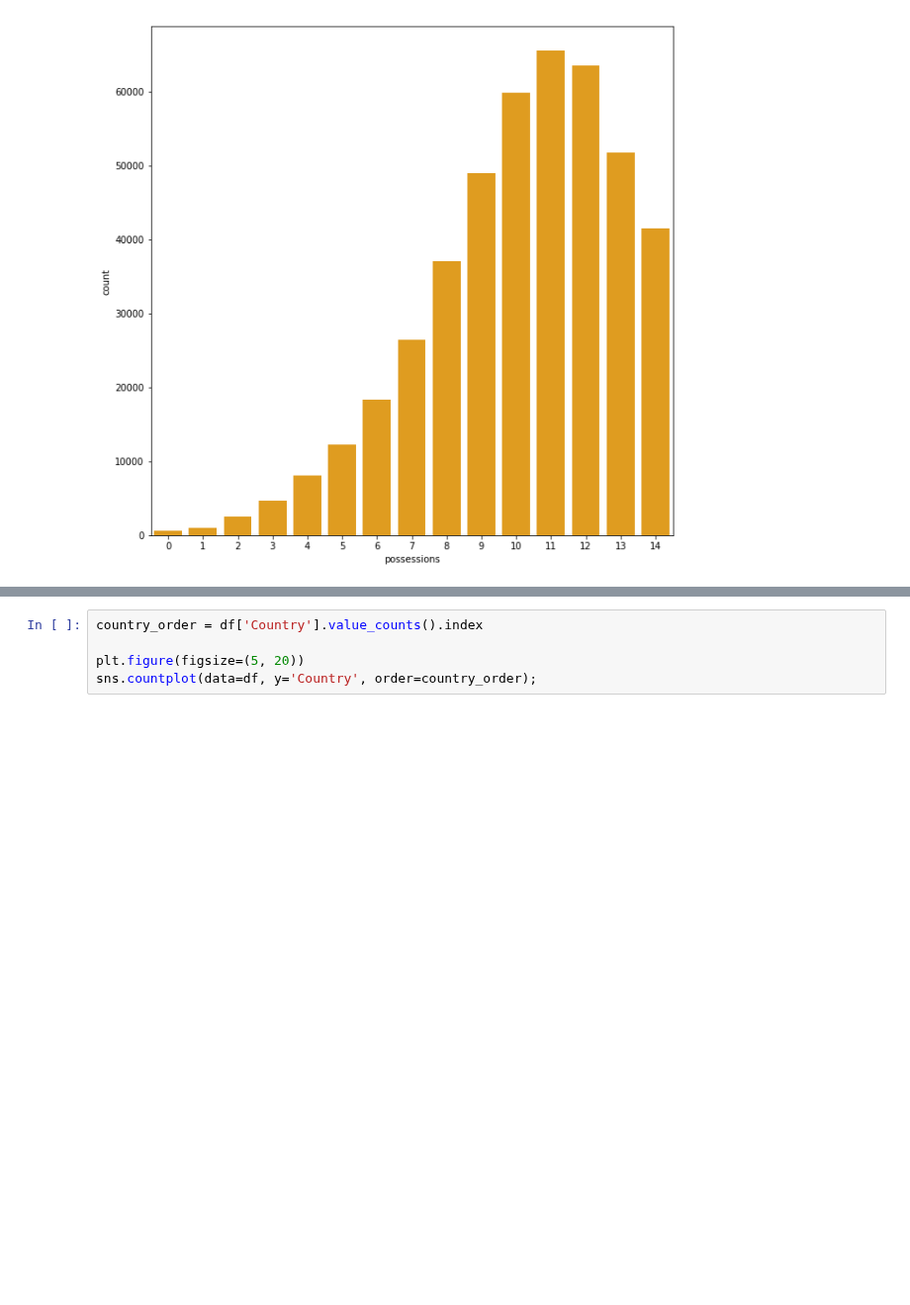
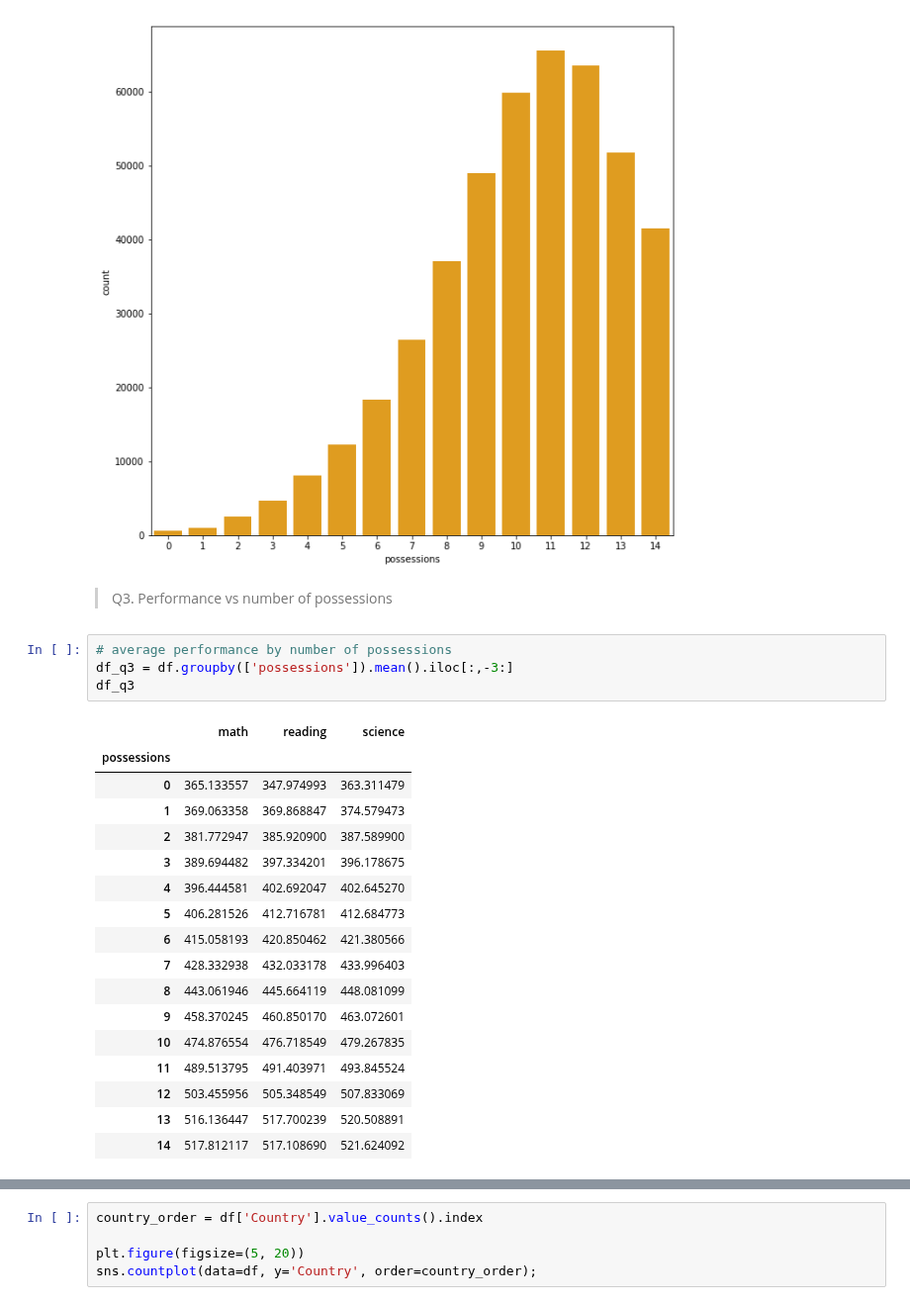
Before and after one commit to Steve-Choi/DAND, a Jupyter notebook: Communicate-Data-Findings/Communicate-Data-Findings.ipynb, the cells around one changed output, grey strips where cells are left out. Shown at 99% size. Drawn from its saved outputs; the diff is of its cells as text; blank space fills up the shorter version.

```diff
--- a/Communicate-Data-Findings/Communicate-Data-Findings.ipynb
+++ b/Communicate-Data-Findings/Communicate-Data-Findings.ipynb
@@ -291,3 +291,27 @@ plt.figure(figsize=(10, 10))
 sns.countplot(data=df, x='possessions', color='#ffa600');
 # %% [output]
 [figure]
+# %% [markdown]
+> Q3. Performance vs number of possessions
+# %%
+# average performance by number of possessions
+df_q3 = df.groupby(['possessions']).mean().iloc[:,-3:]
+df_q3
+# %% [output]
+|  | math | reading | science |
+| possessions |  |  |  |
+| 0 | 365.133557 | 347.974993 | 363.311479 |
+| 1 | 369.063358 | 369.868847 | 374.579473 |
+| 2 | 381.772947 | 385.920900 | 387.589900 |
+| 3 | 389.694482 | 397.334201 | 396.178675 |
+| 4 | 396.444581 | 402.692047 | 402.645270 |
+| 5 | 406.281526 | 412.716781 | 412.684773 |
+| 6 | 415.058193 | 420.850462 | 421.380566 |
+| 7 | 428.332938 | 432.033178 | 433.996403 |
+| 8 | 443.061946 | 445.664119 | 448.081099 |
+| 9 | 458.370245 | 460.850170 | 463.072601 |
+| 10 | 474.876554 | 476.718549 | 479.267835 |
+| 11 | 489.513795 | 491.403971 | 493.845524 |
+| 12 | 503.455956 | 505.348549 | 507.833069 |
+| 13 | 516.136447 | 517.700239 | 520.508891 |
+| 14 | 517.812117 | 517.108690 | 521.624092 |
```
Also changed, not shown: parts of 5 cells of this notebook.
